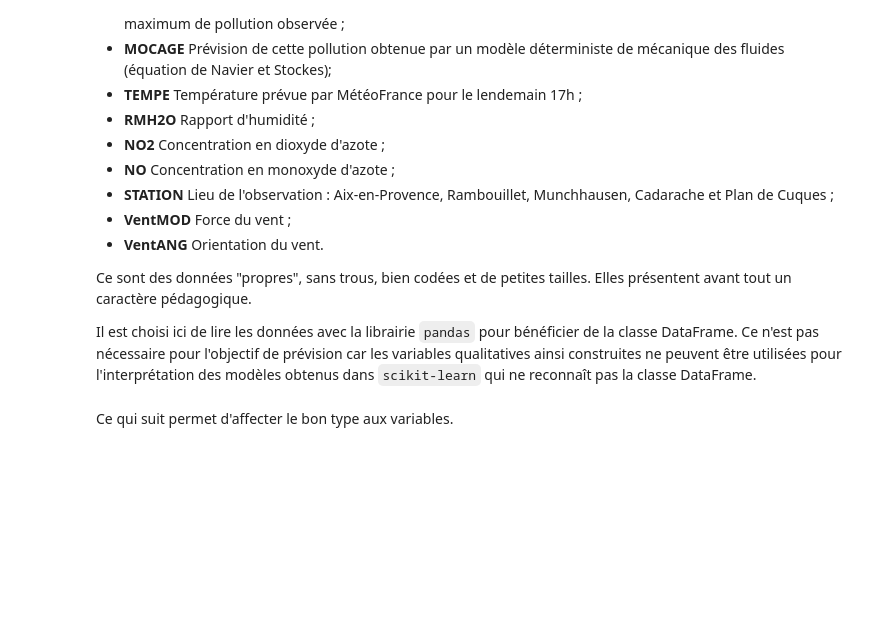
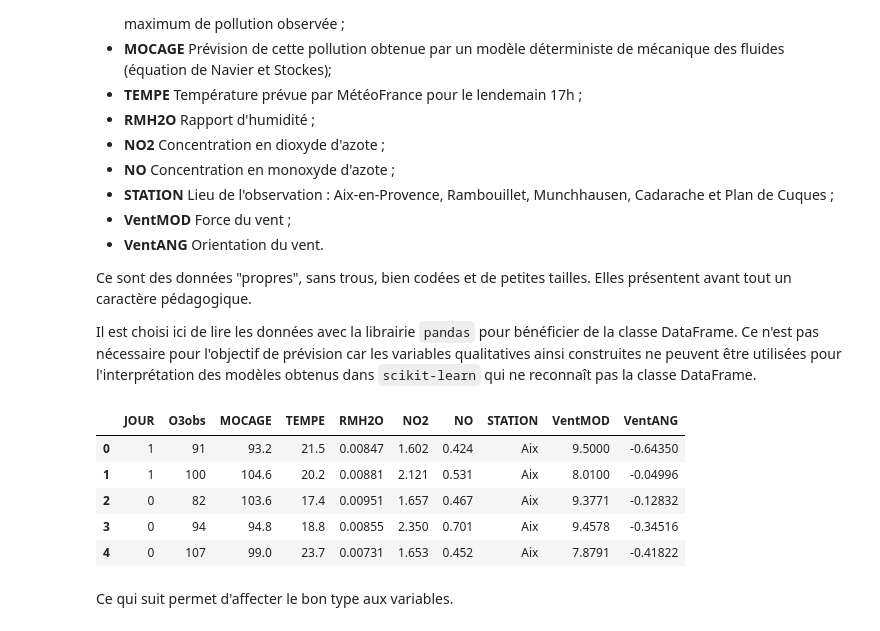
Before and after one commit to BMThi/MachineLearning4A, a Jupyter notebook: Pic-ozone/Apprent-Python-Ozone.ipynb, the cells around one changed output. Cells and saved outputs as stored; diff of their text form; code cells hidden in the pictures; blank space fills up the shorter version.

```diff
--- a/Pic-ozone/Apprent-Python-Ozone.ipynb
+++ b/Pic-ozone/Apprent-Python-Ozone.ipynb
@@ -51,12 +51,19 @@ Il est choisi ici de lire les données avec la librairie `pandas` pour bénéfic
 # %%
 import pandas as pd
 import numpy as np
 # Lecture des données
 ## Charger les données ou les lire directement en précisant le chemin
-path=""
+path="http://www.math.univ-toulouse.fr/~besse/Wikistat/data/"
 ozone=pd.read_csv(path+"depSeuil.dat",sep=",",header=0)
 # Vérification du contenu
 ozone.head()
+# %% [output]
+|  | JOUR | O3obs | MOCAGE | TEMPE | RMH2O | NO2 | NO | STATION | VentMOD | VentANG |
+| 0 | 1 | 91 | 93.2 | 21.5 | 0.00847 | 1.602 | 0.424 | Aix | 9.5000 | -0.64350 |
+| 1 | 1 | 100 | 104.6 | 20.2 | 0.00881 | 2.121 | 0.531 | Aix | 8.0100 | -0.04996 |
+| 2 | 0 | 82 | 103.6 | 17.4 | 0.00951 | 1.657 | 0.467 | Aix | 9.3771 | -0.12832 |
+| 3 | 0 | 94 | 94.8 | 18.8 | 0.00855 | 2.350 | 0.701 | Aix | 9.4578 | -0.34516 |
+| 4 | 0 | 107 | 99.0 | 23.7 | 0.00731 | 1.653 | 0.452 | Aix | 7.8791 | -0.41822 |
 # %% [markdown]
 Ce qui suit permet d'affecter le bon type aux variables.
 # %%
```
Also changed, not shown: parts of 10 cells of this notebook.
